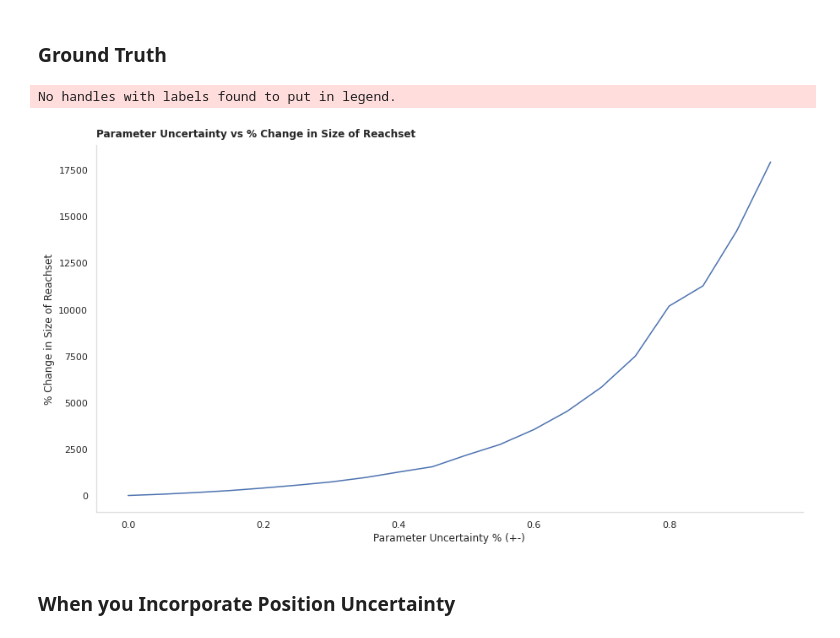
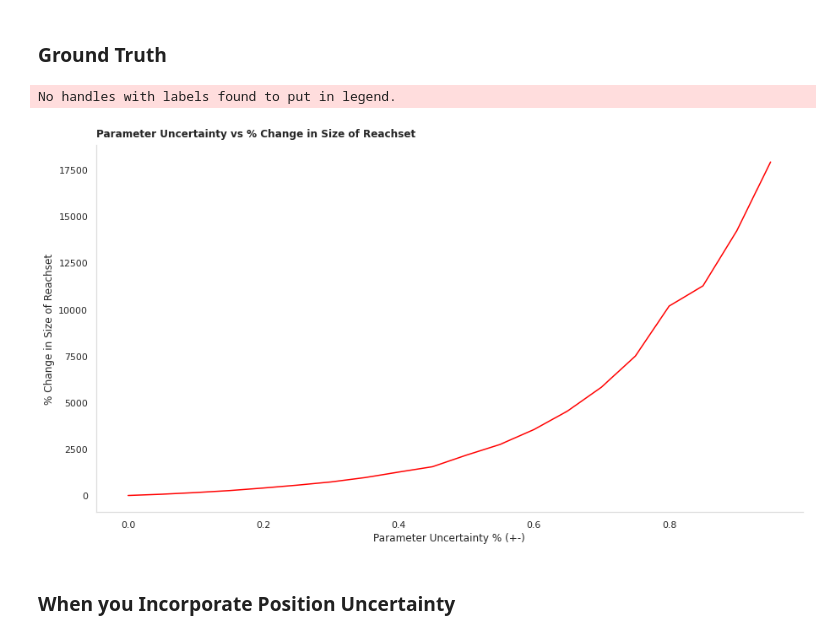
Before and after one commit to pmusau17/Platooning-F1Tenth, a Jupyter notebook: src/rtreach/logs/uncertainty_experiments/UncertaintyExperiments.ipynb, the cells around one changed output. Drawn from its saved outputs; the diff is of its cells as text; code cells hidden in the pictures.

Commit message:
new plot for paper

```diff
--- a/src/rtreach/logs/uncertainty_experiments/UncertaintyExperiments.ipynb
+++ b/src/rtreach/logs/uncertainty_experiments/UncertaintyExperiments.ipynb
@@ -82,20 +82,20 @@ median_pu.head(5)
 # %%
 var1 = 'percent_change_in_size_of_reachset'
 
 
 plt.figure(figsize=(15,8))
-ax = sns.lineplot(data=median_gt, x="parameter_uncertainty",y=var1,palette=['o'])
+ax = sns.lineplot(data=median_gt, x="parameter_uncertainty",y=var1,color='red')
 ax.spines['bottom'].set_color('#dddddd')
 ax.spines['left'].set_color('#dddddd')
 sns.despine(left=False, bottom=False, right=True)
 _= plt.legend(loc='upper left',frameon=False)
 
 _= plt.ylabel("% Change in Size of Reachset")
 _= plt.xlabel('Parameter Uncertainty % (+-)')
 _= plt.title("Parameter Uncertainty vs % Change in Size of Reachset",loc='left',pad=10.0,fontweight="bold")
 # %% [output]
 No handles with labels found to put in legend.
-[figure, old version]
+[figure, new version]
 # %% [markdown]
 ### When you Incorporate Position Uncertainty
 # %%
```
Also changed, not shown: parts of 2 cells of this notebook.
